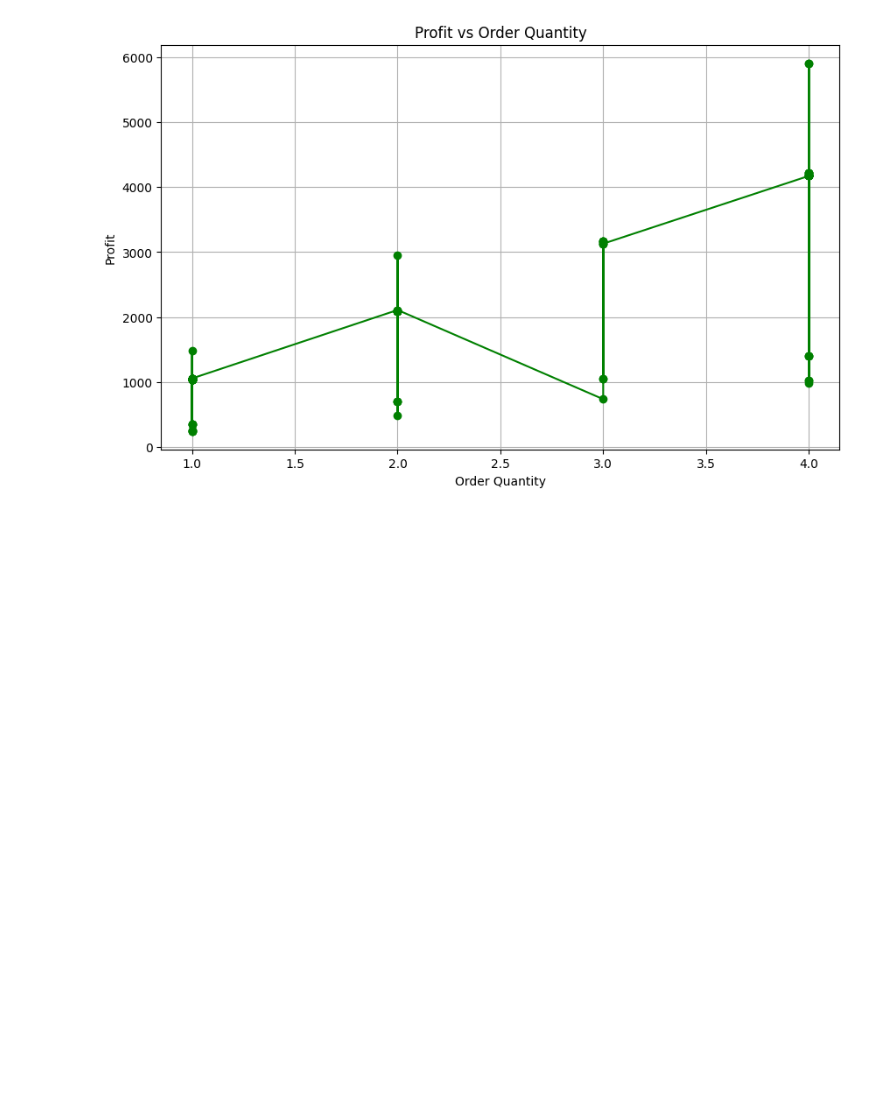
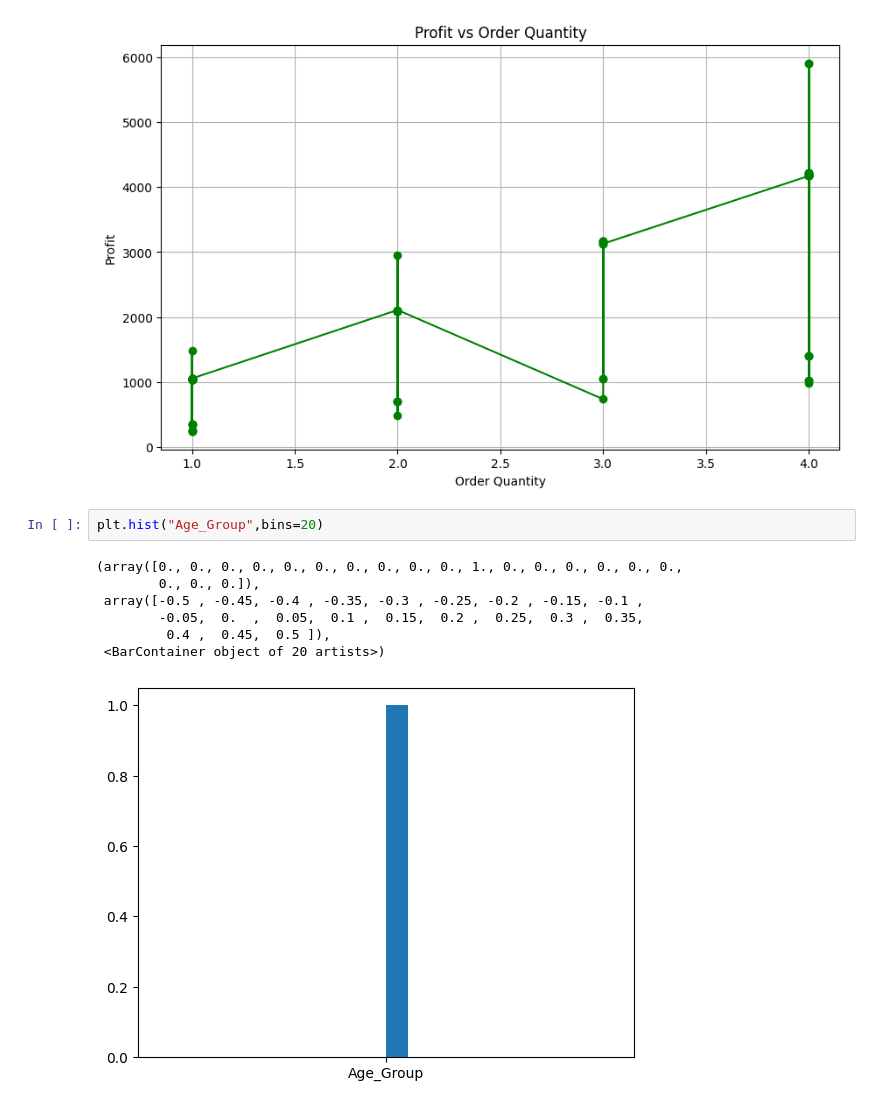
Before and after one commit to anitajn86/DATA-VIZ, a Jupyter notebook: Vizwork.ipynb, the cells around one changed output. Cells and saved outputs as stored; diff of their text form; blank space fills up the shorter version.

Commit message:
one line visuals

```diff
--- a/Vizwork.ipynb
+++ b/Vizwork.ipynb
@@ -386,3 +389,13 @@ plt.grid()
 plt.show()
 # %% [output]
 [figure]
+# %%
+plt.hist("Age_Group",bins=20)
+# %% [output]
+(array([0., 0., 0., 0., 0., 0., 0., 0., 0., 0., 1., 0., 0., 0., 0., 0., 0.,
+        0., 0., 0.]),
+ array([-0.5 , -0.45, -0.4 , -0.35, -0.3 , -0.25, -0.2 , -0.15, -0.1 ,
+        -0.05,  0.  ,  0.05,  0.1 ,  0.15,  0.2 ,  0.25,  0.3 ,  0.35,
+         0.4 ,  0.45,  0.5 ]),
+ <BarContainer object of 20 artists>)
+[figure, added]
```
Also changed, not shown: parts of 3 cells of this notebook.
